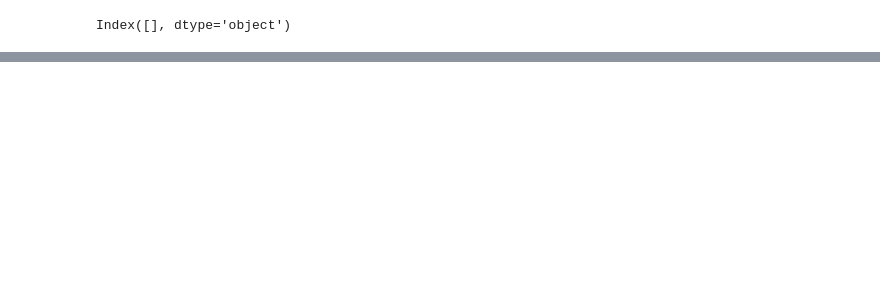
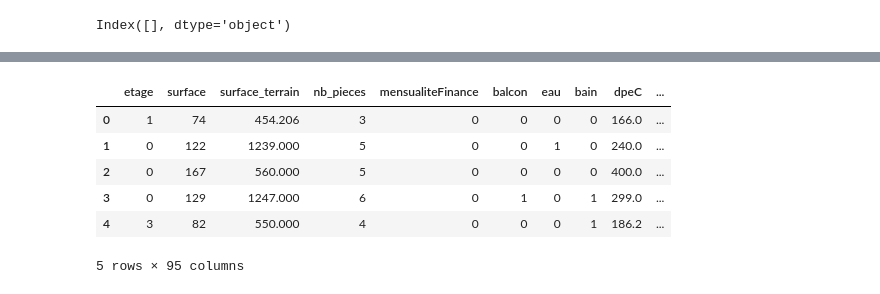
Before and after one commit to Hugues360/Projet_DS2025, a Jupyter notebook: Etape_2_Matthieu.ipynb, the cells around one changed output, grey strips where cells are left out. Cells and saved outputs as stored; diff of their text form; code cells hidden in the pictures; blank space fills up the shorter version.

```diff
--- a/Etape_2_Matthieu.ipynb
+++ b/Etape_2_Matthieu.ipynb
@@ -310,0 +487,10 @@ X_train.describe()
+# %%
+X_train.head()
+# %% [output]
+|  | etage | surface | surface_terrain | nb_pieces | mensualiteFinance | balcon | eau | bain | dpeC | ... |
+| 0 | 1 | 74 | 454.206 | 3 | 0 | 0 | 0 | 0 | 166.0 | ... |
+| 1 | 0 | 122 | 1239.000 | 5 | 0 | 0 | 1 | 0 | 240.0 | ... |
+| 2 | 0 | 167 | 560.000 | 5 | 0 | 0 | 0 | 0 | 400.0 | ... |
+| 3 | 0 | 129 | 1247.000 | 6 | 0 | 1 | 0 | 1 | 299.0 | ... |
+| 4 | 3 | 82 | 550.000 | 4 | 0 | 0 | 0 | 1 | 186.2 | ... |
+5 rows × 95 columns
```
Also changed, not shown: parts of 27 cells of this notebook.
